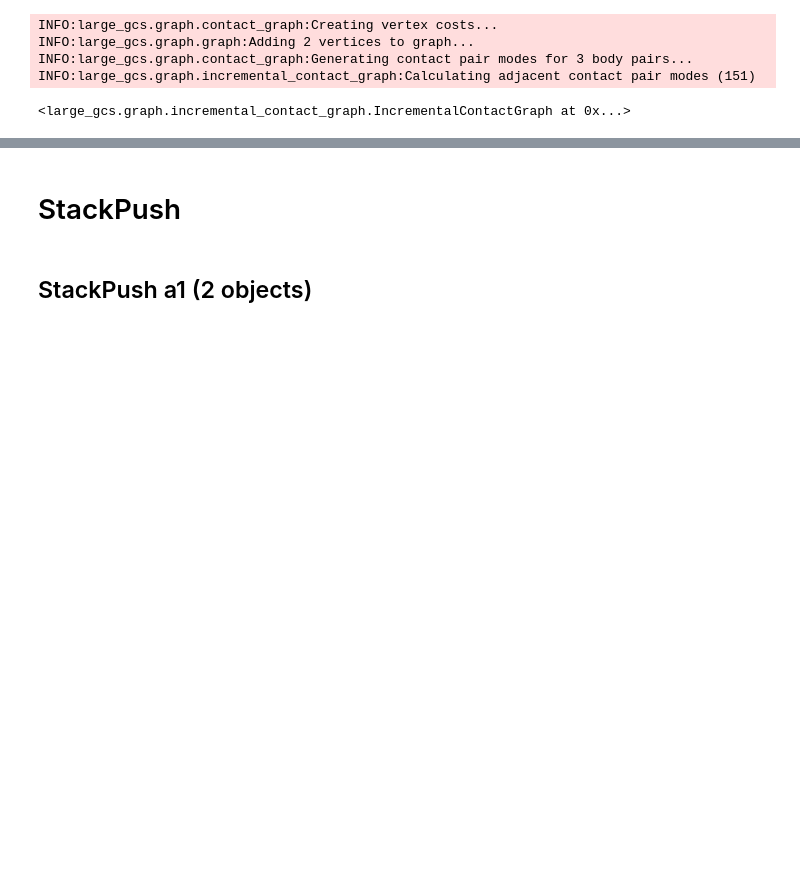
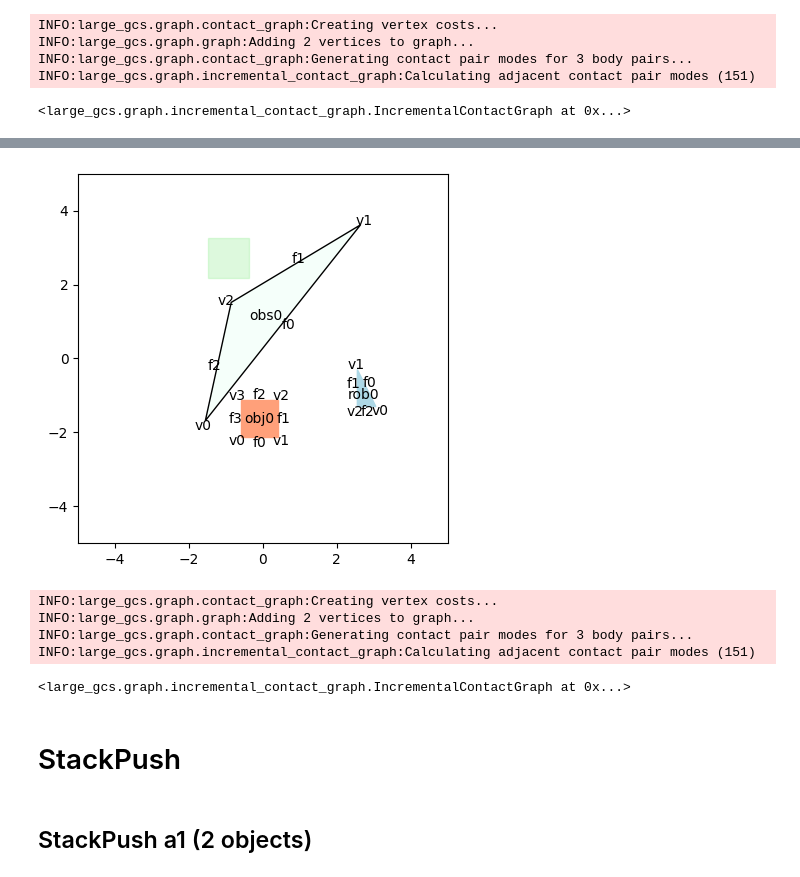
Before and after one commit to shaoyuancc/large_gcs, a Jupyter notebook: scripts/contact_graph_generator.ipynb, the cells around one changed output, grey strips where cells are left out. Saved outputs shown, nothing was run; the diff lists cells and outputs as text; code cells hidden in the pictures; blank space fills up the shorter version.

```diff
--- a/scripts/contact_graph_generator.ipynb
+++ b/scripts/contact_graph_generator.ipynb
@@ -1062,3 +1129,64 @@ INFO:large_gcs.graph.incremental_contact_graph:Calculating adjacent contact pair
+# %%
+# Based on cg_maze_a39 but without the second obstacle
+
+params = ContactGraphGeneratorParams(
+    name='cg_maze_b3',
+    obs_vertices=[
+        [
+            [-1.557, -1.683],
+            [2.643, 3.617],
+            [-0.857, 1.517]
+        ]
+    ],
+    obj_vertices=[
+        [
+            [1.000, 0.500],
+            [1.000, -0.500],
+            [2.000, -0.500],
+            [2.000, 0.500]
+        ]
+    ],
+    rob_vertices=[
+        [
+            [3.000, 1.000],
+            [3.000, 0.000],
+            [3.500, 0.000]
+        ]
+    ],
+    source_obj_pos=[[-0.104, -1.618]],
+    source_rob_pos=[[2.723, -0.968]],
+    n_pos_per_set=2,
+    workspace=[
+        [-5, 5],
+        [-5, 5]
+    ],
+    target_obj_pos=None,
+    target_rob_pos=None,
+    target_region_params=[
+        ContactRegionParams(
+            region_vertices=[
+                [-1.477, 2.173],
+                [-0.377, 2.173],
+                [-0.377, 3.273],
+                [-1.477, 3.273]
+            ],
+            obj_indices=[0],
+            rob_indices=None
+        )
+    ]
+)
+generator = ContactGraphGenerator(params)
+generator.plot()
+# %% [output]
+[figure, added]
+# %%
+generator.generate_incremental_contact_graph()
+# %% [output]
+INFO:large_gcs.graph.contact_graph:Creating vertex costs...
+INFO:large_gcs.graph.graph:Adding 2 vertices to graph...
+INFO:large_gcs.graph.contact_graph:Generating contact pair modes for 3 body pairs...
+INFO:large_gcs.graph.incremental_contact_graph:Calculating adjacent contact pair modes (151)
+<large_gcs.graph.incremental_contact_graph.IncrementalContactGraph at 0x...>
 # %% [markdown]
 # StackPush
 # %% [markdown]
```
Also changed, not shown: parts of 3 cells of this notebook, 10 other files.
